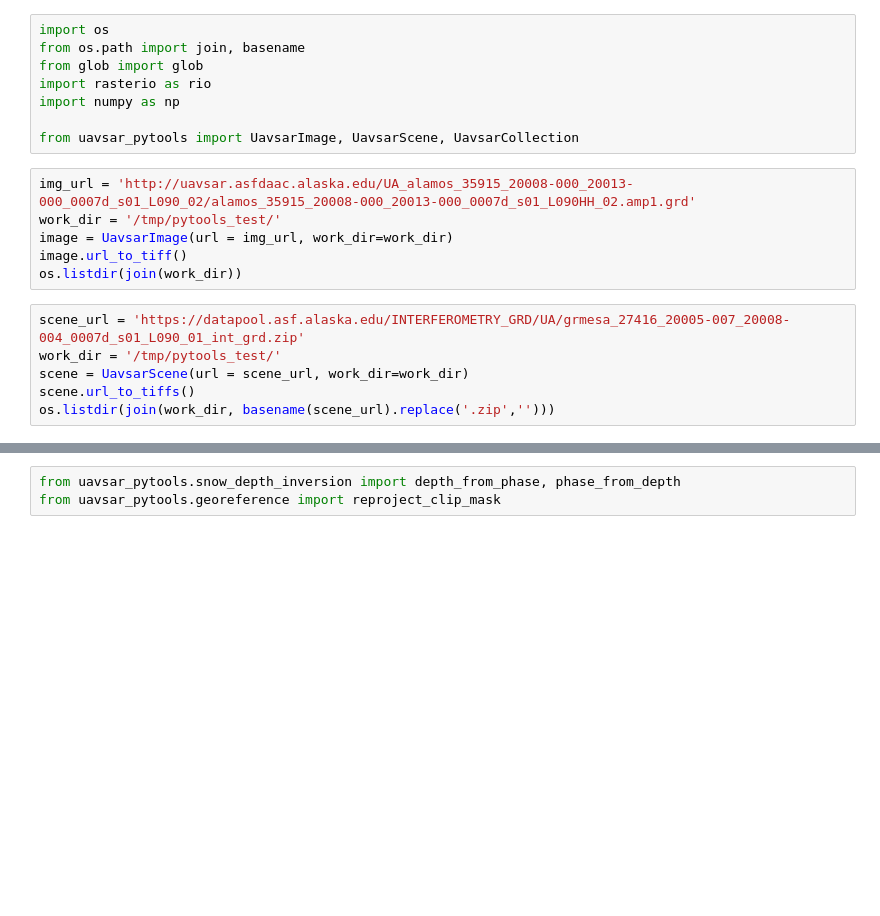
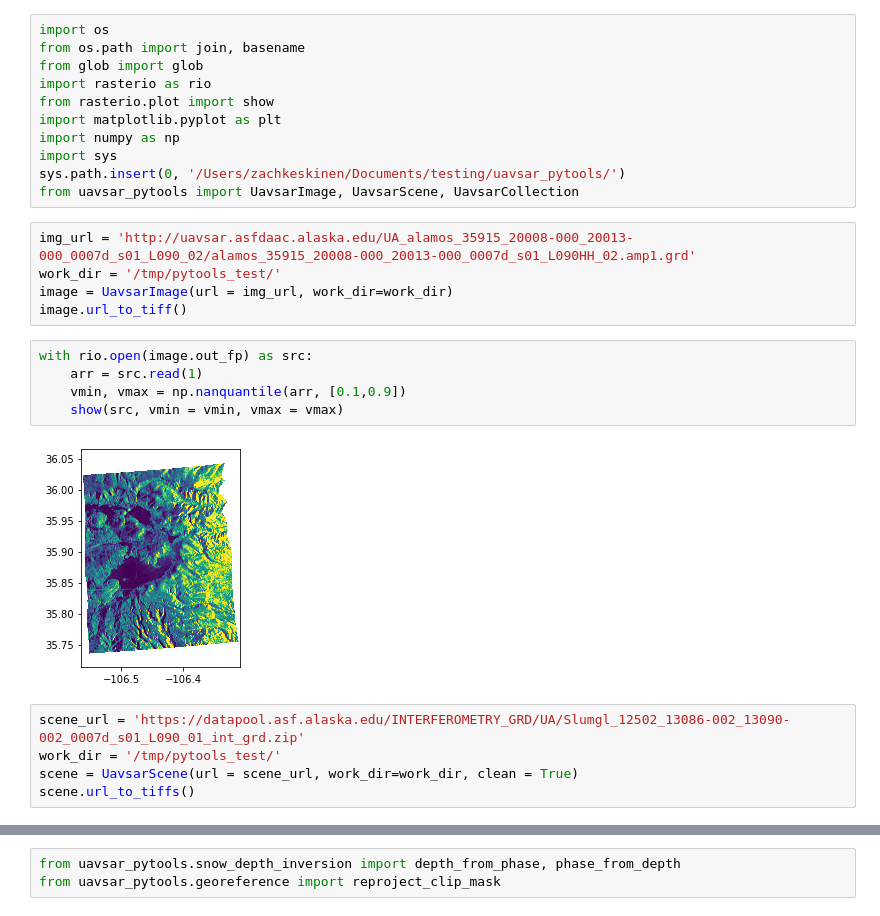
Before and after one commit to SnowEx/uavsar_pytools, a Jupyter notebook: notebooks/functionality_testing.ipynb, the cells around one changed output, grey strips where cells are left out. Cells and saved outputs as stored; diff of their text form; blank space fills up the shorter version.

Commit message:
making clean work and testing new UavsarScene indexing

```diff
--- a/notebooks/functionality_testing.ipynb
+++ b/notebooks/functionality_testing.ipynb
@@ -3,21 +3,29 @@ import os
 from os.path import join, basename
 from glob import glob
 import rasterio as rio
+from rasterio.plot import show
+import matplotlib.pyplot as plt
 import numpy as np
-
+import sys
+sys.path.insert(0, '/Users/zachkeskinen/Documents/testing/uavsar_pytools/')
 from uavsar_pytools import UavsarImage, UavsarScene, UavsarCollection
 # %%
 img_url = 'http://uavsar.asfdaac.alaska.edu/UA_alamos_35915_20008-000_20013-000_0007d_s01_L090_02/alamos_35915_20008-000_20013-000_0007d_s01_L090HH_02.amp1.grd'
 work_dir = '/tmp/pytools_test/'
 image = UavsarImage(url = img_url, work_dir=work_dir)
 image.url_to_tiff()
-os.listdir(join(work_dir))
+# %%
+with rio.open(image.out_fp) as src:
+    arr = src.read(1)
+    vmin, vmax = np.nanquantile(arr, [0.1,0.9])
+    show(src, vmin = vmin, vmax = vmax)
+# %% [output]
+[figure, added]
 # %%
-scene_url = 'https://datapool.asf.alaska.edu/INTERFEROMETRY_GRD/UA/grmesa_27416_20005-007_20008-004_0007d_s01_L090_01_int_grd.zip'
+scene_url = 'https://datapool.asf.alaska.edu/INTERFEROMETRY_GRD/UA/Slumgl_12502_13086-002_13090-002_0007d_s01_L090_01_int_grd.zip'
 work_dir = '/tmp/pytools_test/'
-scene = UavsarScene(url = scene_url, work_dir=work_dir)
+scene = UavsarScene(url = scene_url, work_dir=work_dir, clean = True)
 scene.url_to_tiffs()
-os.listdir(join(work_dir, basename(scene_url).replace('.zip','')))
 # %%
 collection_name = 'Grand Mesa, CO'
 work_dir = '/tmp/pytools_test/'
```
Also changed, not shown: parts of 1 cell of this notebook, 2 other files.
